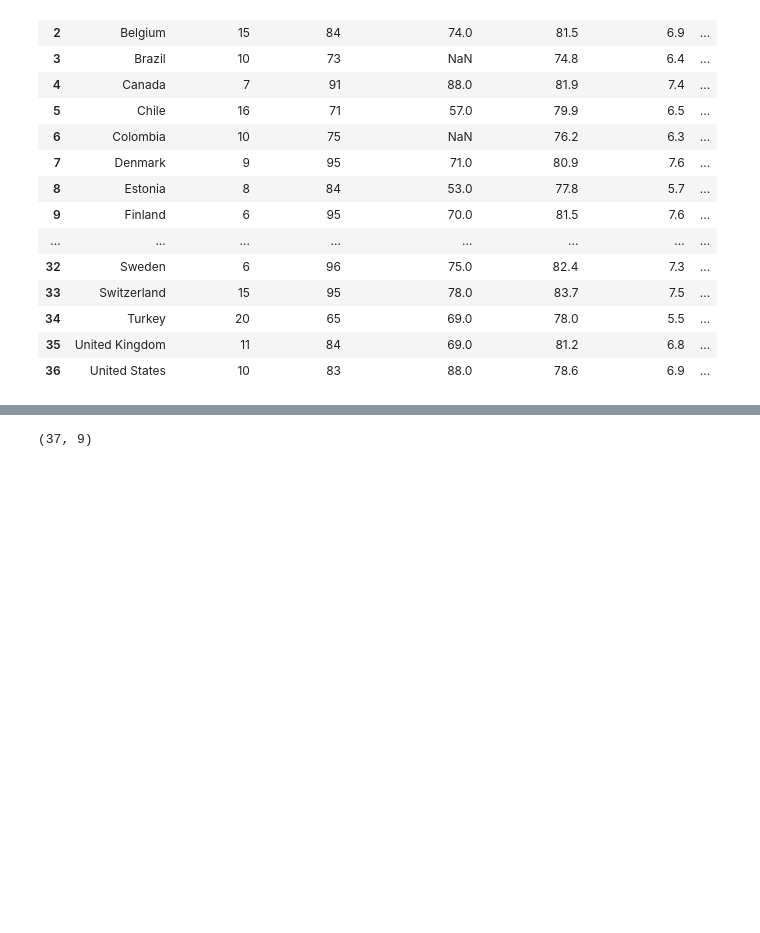
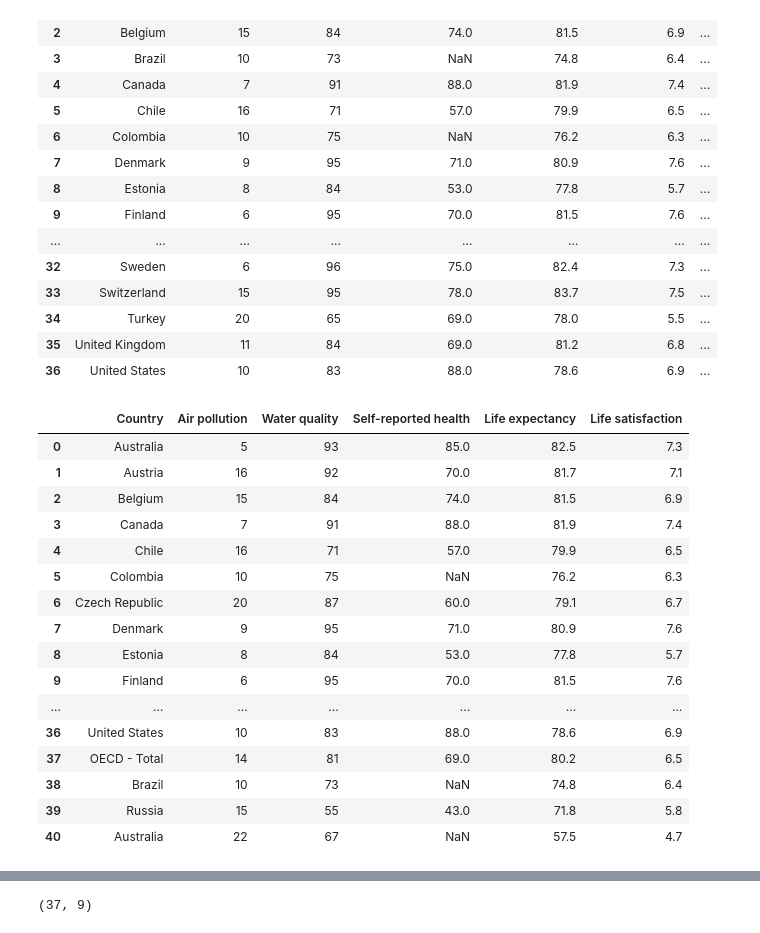
Before and after one commit to MDS7202/MDS7202, a Jupyter notebook: clases/2026-01/07_Pandas_Combinación_Fuentes_de_Datos_Pivoteos.ipynb, the cells around one changed output, grey strips where cells are left out. Cells and saved outputs as stored; diff of their text form; code cells hidden in the pictures; blank space fills up the shorter version.

```diff
--- a/clases/2026-01/07_Pandas_Combinación_Fuentes_de_Datos_Pivoteos.ipynb
+++ b/clases/2026-01/07_Pandas_Combinación_Fuentes_de_Datos_Pivoteos.ipynb
@@ -825,3 +782,25 @@ inner_merged
 | 34 | Turkey | 20 | 65 | 69.0 | 78.0 | 5.5 | ... |
 | 35 | United Kingdom | 11 | 84 | 69.0 | 81.2 | 6.8 | ... |
 | 36 | United States | 10 | 83 | 88.0 | 78.6 | 6.9 | ... |
+# %%
+env_heatlh_df_2 = env_heatlh_df.copy()
+env_heatlh_df_2.loc[40, "Country"] = "Australia"
+env_heatlh_df_2
+# %% [output]
+|  | Country | Air pollution | Water quality | Self-reported health | Life expectancy | Life satisfaction |
+| 0 | Australia | 5 | 93 | 85.0 | 82.5 | 7.3 |
+| 1 | Austria | 16 | 92 | 70.0 | 81.7 | 7.1 |
+| 2 | Belgium | 15 | 84 | 74.0 | 81.5 | 6.9 |
+| 3 | Canada | 7 | 91 | 88.0 | 81.9 | 7.4 |
+| 4 | Chile | 16 | 71 | 57.0 | 79.9 | 6.5 |
+| 5 | Colombia | 10 | 75 | NaN | 76.2 | 6.3 |
+| 6 | Czech Republic | 20 | 87 | 60.0 | 79.1 | 6.7 |
+| 7 | Denmark | 9 | 95 | 71.0 | 80.9 | 7.6 |
+| 8 | Estonia | 8 | 84 | 53.0 | 77.8 | 5.7 |
+| 9 | Finland | 6 | 95 | 70.0 | 81.5 | 7.6 |
+| ... | ... | ... | ... | ... | ... | ... |
+| 36 | United States | 10 | 83 | 88.0 | 78.6 | 6.9 |
+| 37 | OECD - Total | 14 | 81 | 69.0 | 80.2 | 6.5 |
+| 38 | Brazil | 10 | 73 | NaN | 74.8 | 6.4 |
+| 39 | Russia | 15 | 55 | 43.0 | 71.8 | 5.8 |
+| 40 | Australia | 22 | 67 | NaN | 57.5 | 4.7 |
```
Also changed, not shown: parts of 12 cells of this notebook, 1 other file.
